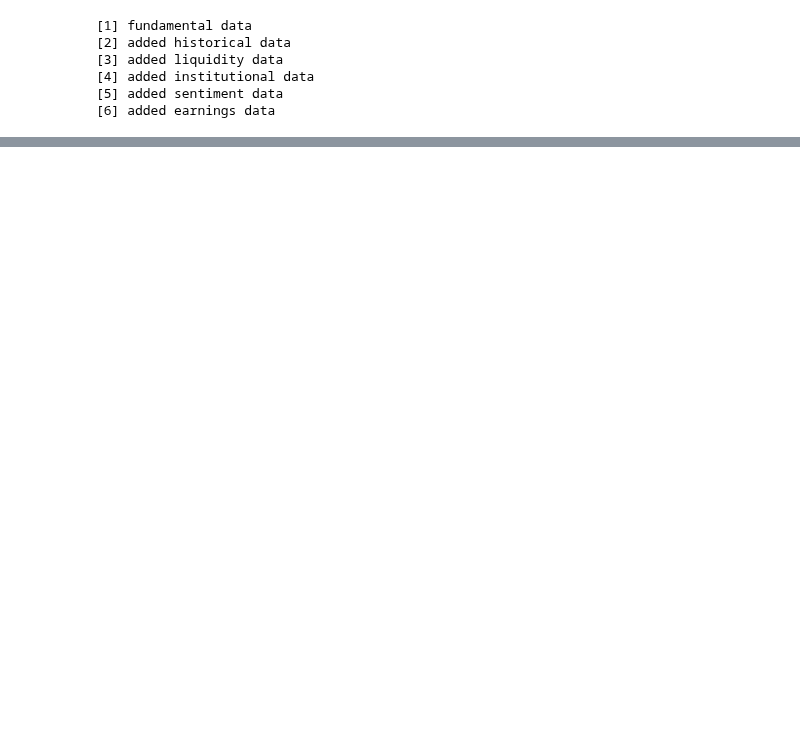
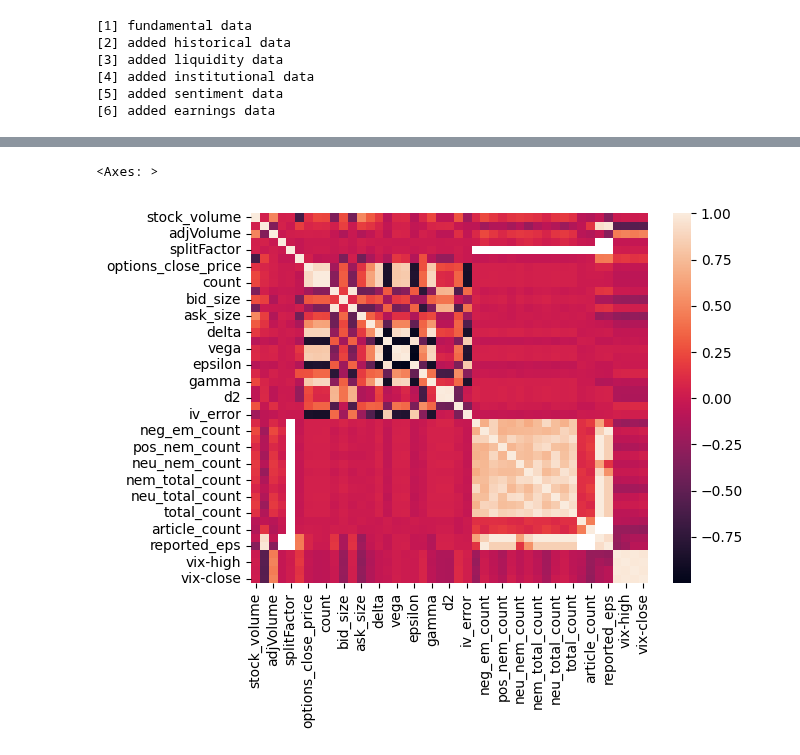
Before and after one commit to themoonwalker1/quantcap-options, a Jupyter notebook: options_data_retrieval.ipynb, the cells around one changed output, grey strips where cells are left out. Drawn from its saved outputs; the diff is of its cells as text; code cells hidden in the pictures; blank space fills up the shorter version.

Commit message:
feat: add inspector for correlations; combine all sources

```diff
--- a/options_data_retrieval.ipynb
+++ b/options_data_retrieval.ipynb
@@ -781,7 +794,7 @@ vix_renamed["date"] = pd.to_datetime(vix_renamed["date"], format="%m/%d/%Y", err
 # %%
-fundamental_data["date"] = pd.to_datetime(fundamental_data['date'])
-historical_data["date"] = pd.to_datetime(historical_data['date'])
-# liquidity_data["date"] = pd.to_datetime(liquidity_data['date']).dt.date
-# institutional_data["date"] = pd.to_datetime(institutional_data['date']).dt.date
-# sentiment_data["date"] = pd.to_datetime(sentiment_data['date']).dt.date
-# earnings_data["date"] = pd.to_datetime(earnings_data['date']).dt.date
+fundamental_data["date"] = pd.to_datetime(fundamental_data['date']).dt.date
+historical_data["date"] = pd.to_datetime(historical_data['date']).dt.date
+liquidity_data["date"] = pd.to_datetime(liquidity_data['date']).dt.date
+institutional_data["date"] = pd.to_datetime(institutional_data['date']).dt.date
+sentiment_data["date"] = pd.to_datetime(sentiment_data['date']).dt.date
+earnings_data["date"] = pd.to_datetime(earnings_data['date']).dt.date
@@ -793,11 +810,11 @@ df = pd.merge(df, historical_data, how="outer", on=["ticker", "date"])
 print('[3] added liquidity data')
 # df = pd.merge(df, liquidity_data, how="outer", on=["ticker", "date"])
 print('[4] added institutional data')
-# df = pd.merge(df, institutional_data, how="outer", on=["ticker", "date"])
+df = pd.merge(df, institutional_data, how="outer", on=["ticker", "date"])
 print('[5] added sentiment data')
-# df = pd.merge(df, sentiment_data, how="outer", on=["ticker", "date"])
+df = pd.merge(df, sentiment_data, how="outer", on=["ticker", "date"])
 print('[6] added earnings data')
-# df = pd.merge(df, earnings_data, how="outer", on=["ticker", "date"])
+df = pd.merge(df, earnings_data, how="outer", on=["ticker", "date"])
 df = pd.merge(df, vix_renamed, how="left", on="date")
 df = pd.DataFrame.rename(df, columns={"close_x":"stock_close", "volume_x":"stock_volume", "close_y":"options_close_price"})
 df = df.drop(columns={"ticker"})
@@ -814,6 +831,6 @@ df["expiration"] = pd.to_datetime(df["expiration"], format="%Y-%m-%d", errors="c
 print(df["expiration"][df["expiration"].isna()])
 # df["expiration"] = pd.to_datetime(historical_data["expiration"], format="%Y-%m-%d", errors="ignore")
 # print(df["date"][df["expiration"].isna()])
-df["expiration"] = (df["expiration"] - df["date"])
+df["expiration"] = (df["expiration"] - pd.to_datetime(df["date"])).dt.days
 df = df.set_index("date")
 # %% [output]
@@ -858,0 +885,6 @@ Name: implied_vol, Length: 804304, dtype: float64
+# %%
+# correlation matrix
+numeric_df = processed_df.select_dtypes(include=['number'])
+
+spearman_correlation_matrix = numeric_df.corr(method='spearman')
+pearson_correlation_matrix = numeric_df.corr(method='pearson')
@@ -858,0 +946,6 @@ Name: implied_vol, Length: 804304, dtype: float64
+# %%
+# Visualize the spearman correlation matrix
+sns.heatmap(spearman_correlation_matrix)
+# %% [output]
+<Axes: >
+[figure, added]
```
Also changed, not shown: parts of 9 cells of this notebook.
